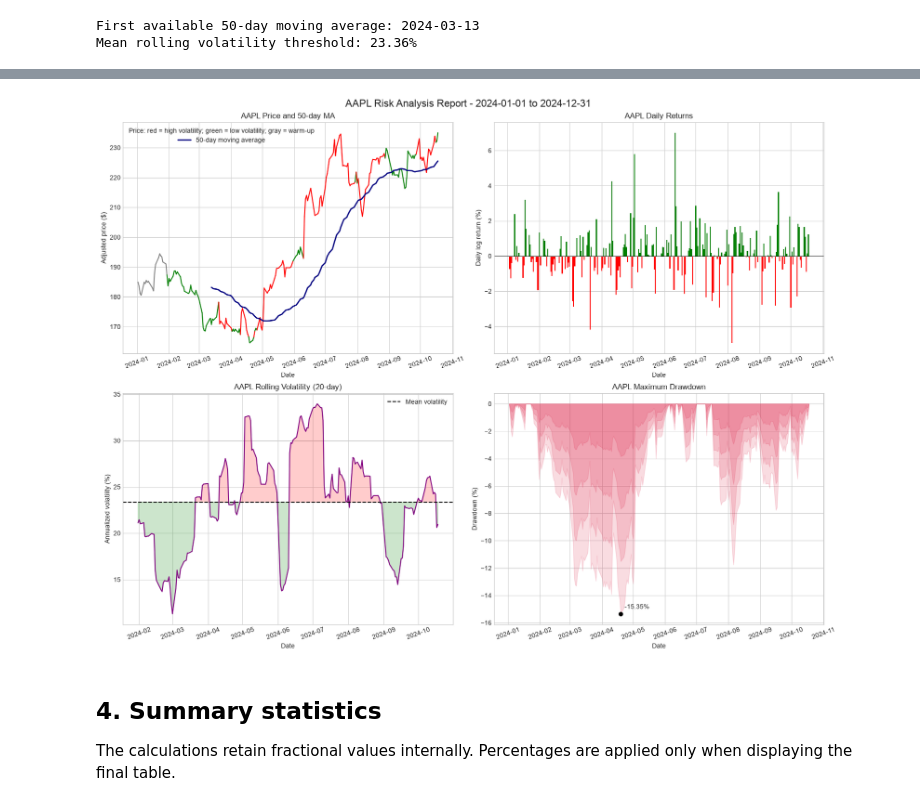
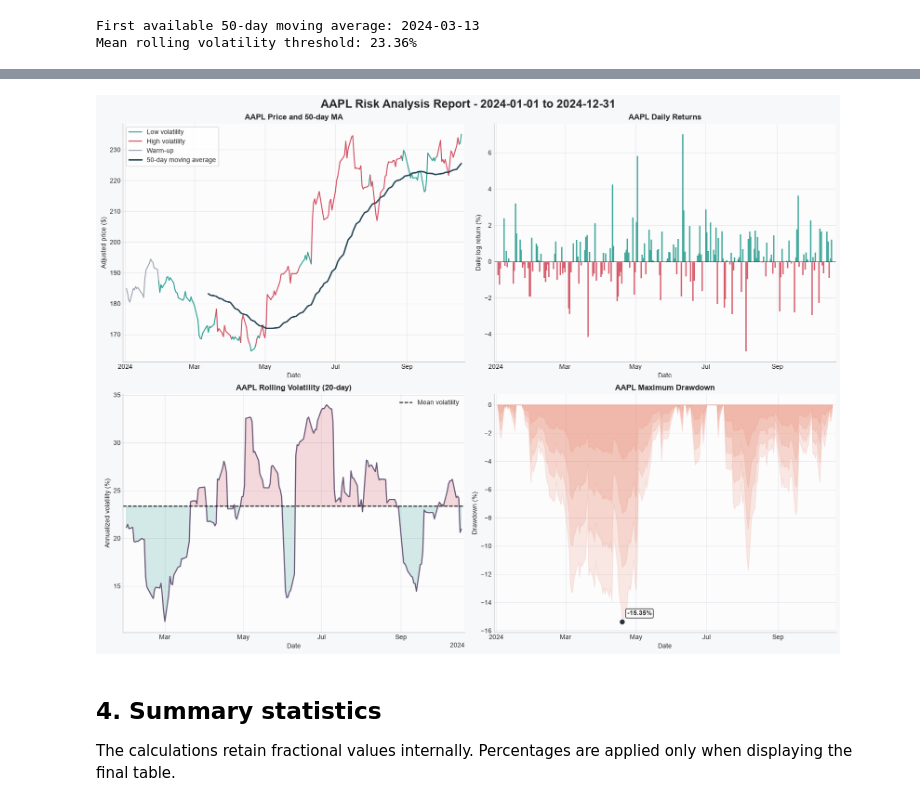
Before and after one commit to yang-guo/UCB-MFE-python-preprogram-2026-winter, a Jupyter notebook: Homeworks/HW2/Hiba_Lina_Ben_Khaddah/02_stock_report_template.ipynb, the cells around one changed output, grey strips where cells are left out. Saved outputs shown, nothing was run; the diff lists cells and outputs as text; code cells hidden in the pictures.

```diff
--- a/Homeworks/HW2/Hiba_Lina_Ben_Khaddah/02_stock_report_template.ipynb
+++ b/Homeworks/HW2/Hiba_Lina_Ben_Khaddah/02_stock_report_template.ipynb
@@ -390,17 +392,26 @@ print(
 First available 50-day moving average: 2024-03-13
 Mean rolling volatility threshold: 23.36%
 # %%
+high_volatility_color = "#D1495B"
+low_volatility_color = "#2A9D8F"
+warmup_color = "#9CA3AF"
+moving_average_color = "#264653"
+volatility_color = "#6D597A"
+drawdown_color = "#E76F51"
+
 fig, axes = plt.subplots(
     2,
     2,
     figsize=(16, 12),
     layout="constrained",
+    facecolor="#F7F8FA",
 )
 
 fig.suptitle(
     f"{ticker} Risk Analysis Report - "
     f"{start_date} to {end_date}",
-    fontsize=16,
+    fontsize=18,
+    fontweight="bold",
 )
 
 # Top left: adjusted price colored by rolling volatility.
@@ -410,11 +421,11 @@ for position in range(1, len(stock_data)):
     volatility = stock_data["volatility"].iloc[position]
 
     if pd.isna(volatility):
-        color = "gray"
+        color = warmup_color
     elif volatility > mean_volatility:
-        color = "red"
+        color = high_volatility_color
     else:
-        color = "green"
+        color = low_volatility_color
 
     price_ax.plot(
         stock_data.index[position - 1 : position + 1],
@@ -428,8 +439,8 @@ for position in range(1, len(stock_data)):
 price_ax.plot(
     stock_data.index,
     stock_data["moving_average_50"],
-    color="navy",
-    linewidth=2,
+    color=moving_average_color,
+    linewidth=2.2,
     label="50-day moving average",
 )
 
@@ -437,36 +448,44 @@ price_ax.set_title(
     f"{ticker} Price and 50-day MA"
 )
 price_ax.set_ylabel("Adjusted price ($)")
-price_ax.legend(
-    title=(
-        "Price: red = high volatility; "
-        "green = low volatility; gray = warm-up"
-    )
-)
+price_legend = [
+    Line2D([0], [0], color=low_volatility_color, label="Low volatility"),
+    Line2D([0], [0], color=high_volatility_color, label="High volatility"),
+    Line2D([0], [0], color=warmup_color, label="Warm-up"),
+    Line2D(
+        [0],
+        [0],
+        color=moving_average_color,
+        linewidth=2.2,
+        label="50-day moving average",
+    ),
+]
+price_ax.legend(handles=price_legend, loc="best", frameon=True)
 
 # Top right: daily log returns.
 return_ax = axes[0, 1]
 
 return_colors = np.where(
     stock_data["log_return"].gt(0),
-    "green",
+    low_volatility_color,
     np.where(
         stock_data["log_return"].lt(0),
-        "red",
-        "gray",
+        high_volatility_color,
+        warmup_color,
     ),
 )
 
 return_ax.bar(
     stock_data.index,
     stock_data["log_return"] * 100,
-    width=1,
+    width=1.2,
     color=return_colors,
+    alpha=0.85,
 )
 
 return_ax.axhline(
     0,
-    color="black",
+    color="#263238",
     linewidth=0.8,
 )
 
@@ -483,8 +502,8 @@ mean_volatility_percent = mean_volatility * 100
 volatility_ax.plot(
     stock_data.index,
     volatility_percent,
-    color="purple",
-    linewidth=1.5,
+    color=volatility_color,
+    linewidth=1.8,
 )
 
 volatility_ax.axhline(
@@ -509,7 +528,7 @@ volatility_ax.fill_between(
     volatility_percent,
     mean_volatility_percent,
     where=high_volatility,
-    color="red",
+    color=high_volatility_color,
     alpha=0.2,
     interpolate=True,
 )
@@ -519,7 +538,7 @@ volatility_ax.fill_between(
     volatility_percent,
     mean_volatility_percent,
     where=low_volatility,
-    color="green",
+    color=low_volatility_color,
     alpha=0.2,
     interpolate=True,
 )
@@ -542,14 +561,15 @@ for fraction in [1.0, 0.75, 0.5, 0.25]:
         stock_data.index,
         drawdown_percent * fraction,
         0,
-        color="crimson",
+        color=drawdown_color,
         alpha=0.15,
     )
 
 drawdown_ax.scatter(
     [maximum_drawdown_date],
     [maximum_drawdown * 100],
-    color="black",
+    color="#263238",
+    s=45,
     zorder=3,
 )
 
@@ -559,8 +579,10 @@ drawdown_ax.annotate(
         maximum_drawdown_date,
         maximum_drawdown * 100,
     ),
-    xytext=(6, 8),
+    xytext=(8, 10),
     textcoords="offset points",
+    fontweight="bold",
+    bbox={"boxstyle": "round,pad=0.25", "fc": "white", "alpha": 0.85},
 )
 
 drawdown_ax.set_title(
@@ -571,11 +593,21 @@ drawdown_ax.set_ylabel("Drawdown (%)")
 # Apply consistent formatting to every subplot.
 for axis in axes.flat:
     axis.set_xlabel("Date")
-    axis.grid(True)
-    axis.tick_params(
-        axis="x",
-        labelrotation=20,
+    axis.set_facecolor("#FCFCFD")
+    axis.set_axisbelow(True)
+    axis.grid(True, color="#B0B7C3", alpha=0.28, linewidth=0.8)
+    axis.spines["top"].set_visible(False)
+    axis.spines["right"].set_visible(False)
+    axis.margins(x=0.01)
+
+    date_locator = mdates.AutoDateLocator(minticks=4, maxticks=7)
+    axis.xaxis.set_major_locator(date_locator)
+    axis.xaxis.set_major_formatter(
+        mdates.ConciseDateFormatter(date_locator)
     )
 
+for axis in axes.flat:
+    axis.title.set_fontweight("semibold")
+
 plt.show()
 # %% [output]
@@ -582,4 +615,4 @@ plt.show()
-[figure, old version]
+[figure, new version]
 # %% [markdown]
 ## 4. Summary statistics
 
```
Also changed, not shown: parts of 2 cells of this notebook, 9 other files.
